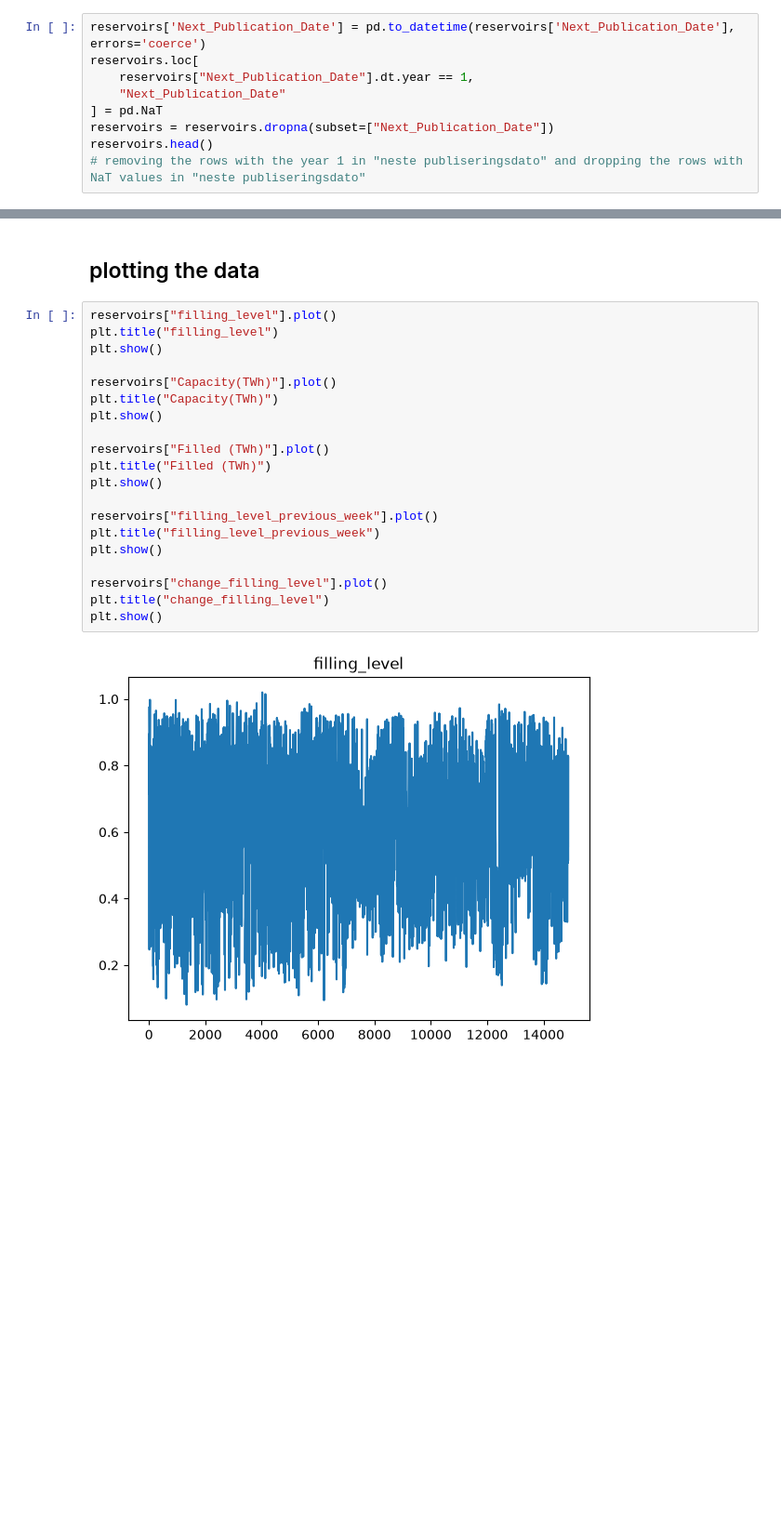
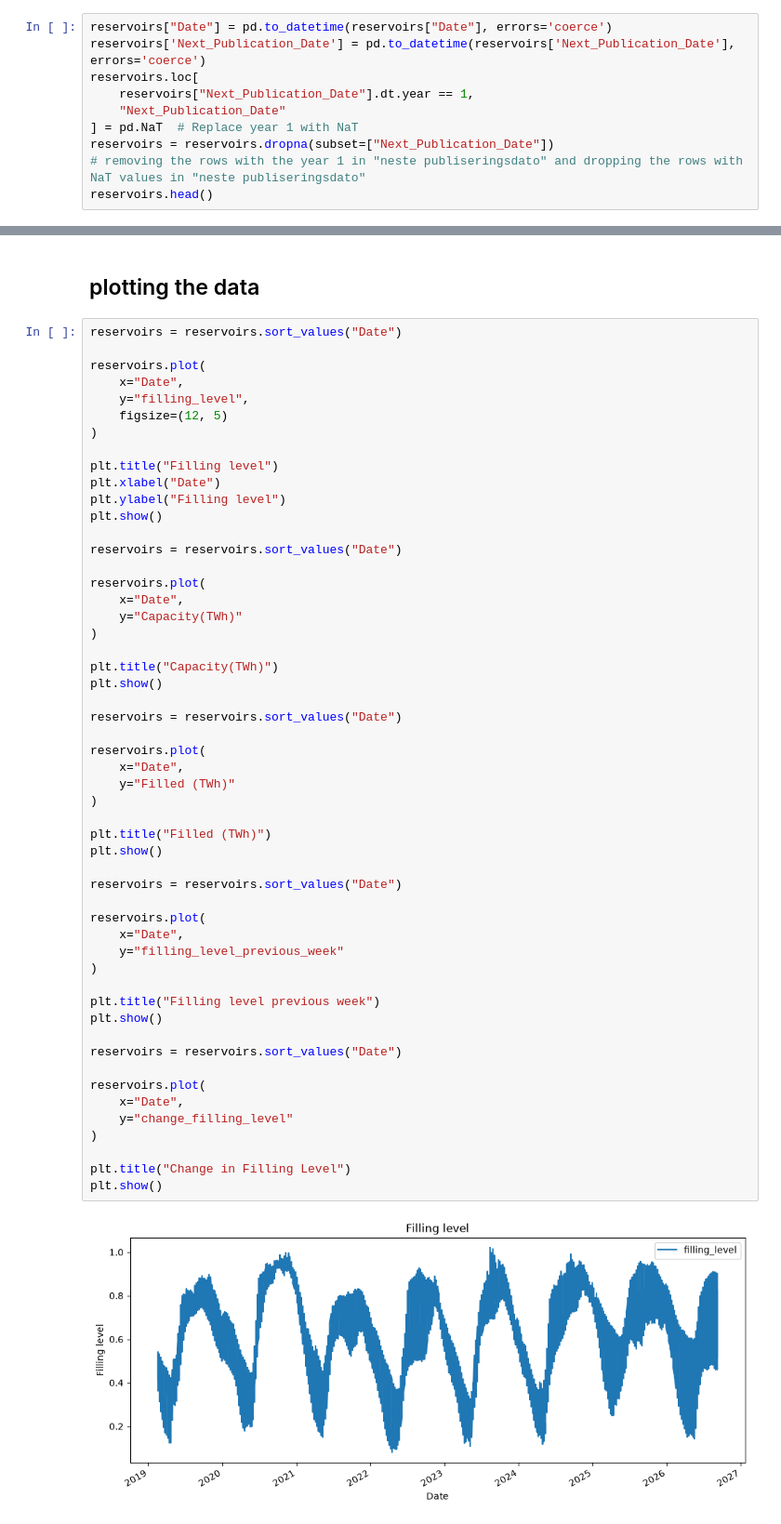
Before and after one commit to olegro99/IND320-OLEGRO99, a Jupyter notebook: D2Dbook/app.ipynb, the cells around one changed output, grey strips where cells are left out. Shown at 93% size. Cells and saved outputs as stored; diff of their text form; blank space fills up the shorter version.

Commit message:
lekt litt med plots

```diff
--- a/D2Dbook/app.ipynb
+++ b/D2Dbook/app.ipynb
@@ -50,14 +50,15 @@ reservoirs.head()
 | 3 | 1998-07-05 | EL | 3 | 1998 | 27 | 0.793969 | 8.920932 | 7.082947 | ... |
 | 4 | 2011-03-27 | EL | 4 | 2011 | 12 | 0.300820 | 21.079208 | 6.341054 | ... |
 # %%
+reservoirs["Date"] = pd.to_datetime(reservoirs["Date"], errors='coerce')
 reservoirs['Next_Publication_Date'] = pd.to_datetime(reservoirs['Next_Publication_Date'], errors='coerce')
 reservoirs.loc[
     reservoirs["Next_Publication_Date"].dt.year == 1,
     "Next_Publication_Date"
-] = pd.NaT
+] = pd.NaT  # Replace year 1 with NaT
 reservoirs = reservoirs.dropna(subset=["Next_Publication_Date"])
+# removing the rows with the year 1 in "neste publiseringsdato" and dropping the rows with NaT values in "neste publiseringsdato"
 reservoirs.head()
-# removing the rows with the year 1 in "neste publiseringsdato" and dropping the rows with NaT values in "neste publiseringsdato"
 # %% [output]
 |  | Date | Region | Region_Number | iso_year | iso_week | filling_level | Capacity(TWh) | Filled (TWh) | ... |
 | 1 | 2020-11-15 | EL | 1 | 2020 | 46 | 0.974361 | 6.003264 | 5.849344 | ... |
@@ -99,24 +100,57 @@ memory usage: 378.1 KB
 # %% [markdown]
 ## plotting the data
 # %%
-reservoirs["filling_level"].plot()
-plt.title("filling_level")
+reservoirs = reservoirs.sort_values("Date")
+
+reservoirs.plot(
+    x="Date",
+    y="filling_level",
+    figsize=(12, 5)
+)
+
+plt.title("Filling level")
+plt.xlabel("Date")
+plt.ylabel("Filling level")
 plt.show()
 
-reservoirs["Capacity(TWh)"].plot()
+reservoirs = reservoirs.sort_values("Date")
+
+reservoirs.plot(
+    x="Date",
+    y="Capacity(TWh)"
+)
+
 plt.title("Capacity(TWh)")
 plt.show()
 
-reservoirs["Filled (TWh)"].plot()
+reservoirs = reservoirs.sort_values("Date")
+
+reservoirs.plot(
+    x="Date",
+    y="Filled (TWh)"
+)
+
 plt.title("Filled (TWh)")
 plt.show()
 
-reservoirs["filling_level_previous_week"].plot()
-plt.title("filling_level_previous_week")
+reservoirs = reservoirs.sort_values("Date")
+
+reservoirs.plot(
+    x="Date",
+    y="filling_level_previous_week"
+)
+
+plt.title("Filling level previous week")
 plt.show()
 
-reservoirs["change_filling_level"].plot()
-plt.title("change_filling_level")
+reservoirs = reservoirs.sort_values("Date")
+
+reservoirs.plot(
+    x="Date",
+    y="change_filling_level"
+)
+
+plt.title("Change in Filling Level")
 plt.show()
 # %% [output]
-[figure, old version]
+[figure, new version]
```
Also changed, not shown: parts of 6 cells of this notebook.
